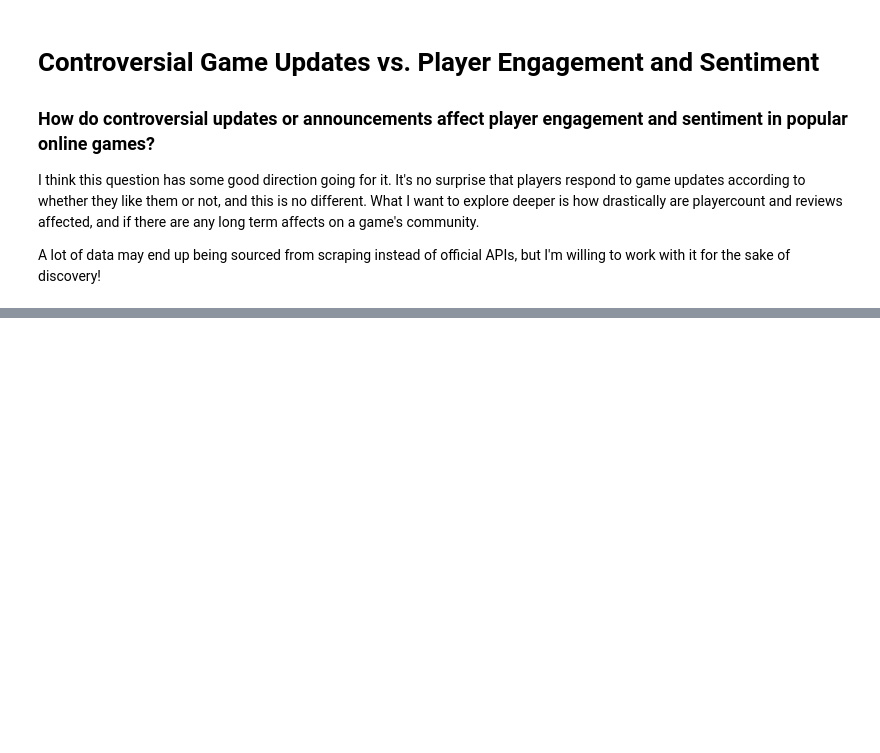
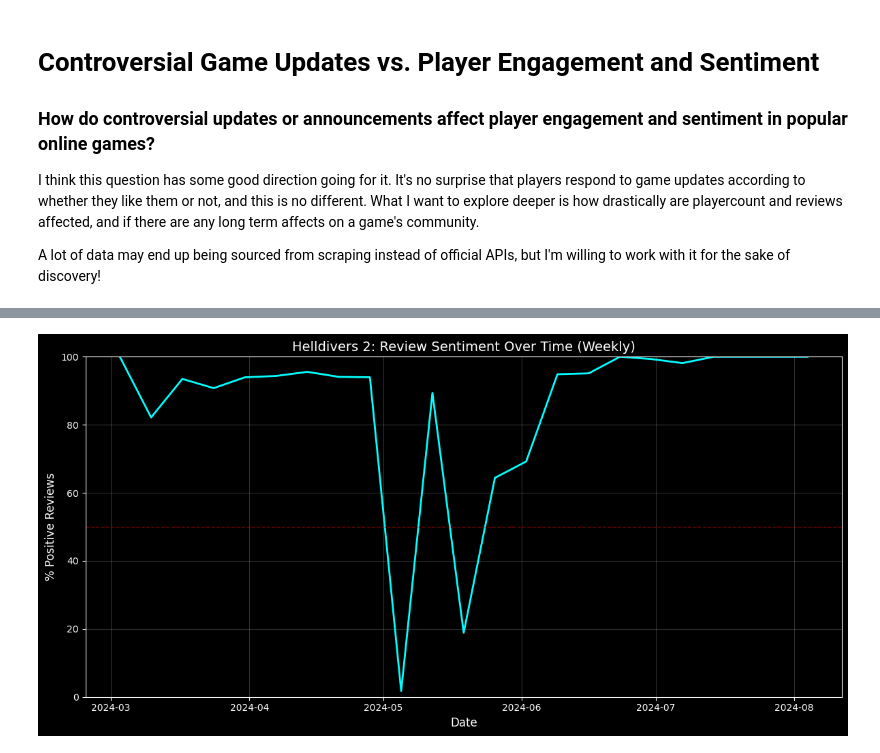
Before and after one commit to KyrellosIbrahim/GameUpdatesVsPlayerSentiment, a Jupyter notebook: notebook.ipynb, the cells around one changed output, grey strips where cells are left out. Saved outputs shown, nothing was run; the diff lists cells and outputs as text; code cells hidden in the pictures; blank space fills up the shorter version.

```diff
--- a/notebook.ipynb
+++ b/notebook.ipynb
@@ -14,0 +68,6 @@ import time
+# %%
+# pulled this csv from steamDB, so convenient that this data exists
+helldivers_reviews_csv = "Helldivers2SteamCharts.csv"
+helldivers_reviews_df = pd.read_csv(helldivers_reviews_csv)
+helldivers_reviews_df.fillna(0.0, inplace=True) # fill empty rows with 0s
+print(helldivers_reviews_df.head()) # proof
@@ -14,0 +81,21 @@ import time
+# %%
+
+# Convert datetime column to pandas datetime
+helldivers_reviews_df['DateTime'] = pd.to_datetime(helldivers_reviews_df['DateTime'])
+reviews_df = helldivers_reviews_df.set_index("DateTime")
+
+start_date = pd.Timestamp("2024-03-01")
+end_date = pd.Timestamp("2024-08-01")
+reviews_filtered = reviews_df.loc[start_date:end_date]
+
+# change it to weekly
+reviews_filtered = reviews_filtered.resample('W').sum()
+reviews_filtered['Negative reviews'] = reviews_filtered['Negative reviews'].abs() # they're negative by default
+
+
+# Calculate percentage positive
+reviews_filtered['positive_percent'] = (reviews_filtered['Positive reviews'] / (reviews_filtered['Positive reviews'] + reviews_filtered['Negative reviews']) * 100)
+
+reviews_filtered['negative_percent'] = (reviews_filtered['Negative reviews'] / (reviews_filtered['Negative reviews'] + reviews_filtered['Positive reviews']) * 100)
+
+print(reviews_filtered.head())
@@ -14,0 +118,18 @@ import time
+# %%
+# Plot
+plt.style.use("dark_background")
+fig, ax = plt.subplots(figsize=(12, 6))
+
+ax.plot(reviews_filtered.index, reviews_filtered['positive_percent'], linewidth=2, color='cyan')
+ax.axhline(y=50, color='red', linestyle='--', linewidth=1, alpha=0.5)
+
+ax.set_ylabel('% Positive Reviews', fontsize=12)
+ax.set_xlabel('Date', fontsize=12)
+ax.set_title('Helldivers 2: Review Sentiment Over Time (Weekly)', fontsize=14)
+ax.set_ylim(0, 100)
+ax.grid(True, alpha=0.2)
+
+plt.tight_layout()
+plt.show()
+# %% [output]
+[figure, added]
```
Also changed, not shown: parts of 14 cells of this notebook, 1 other file.
